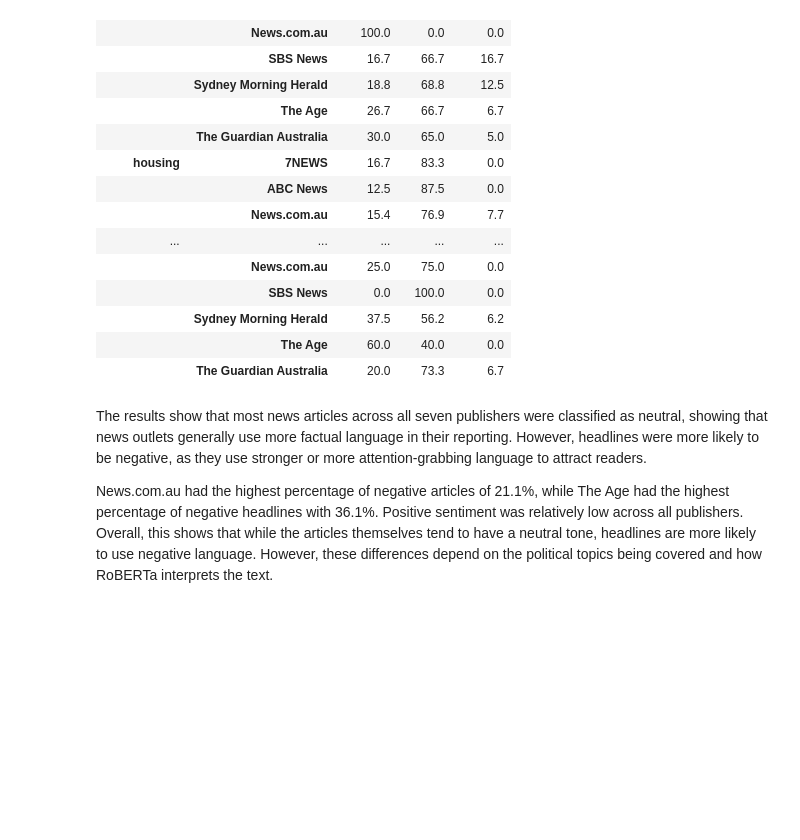
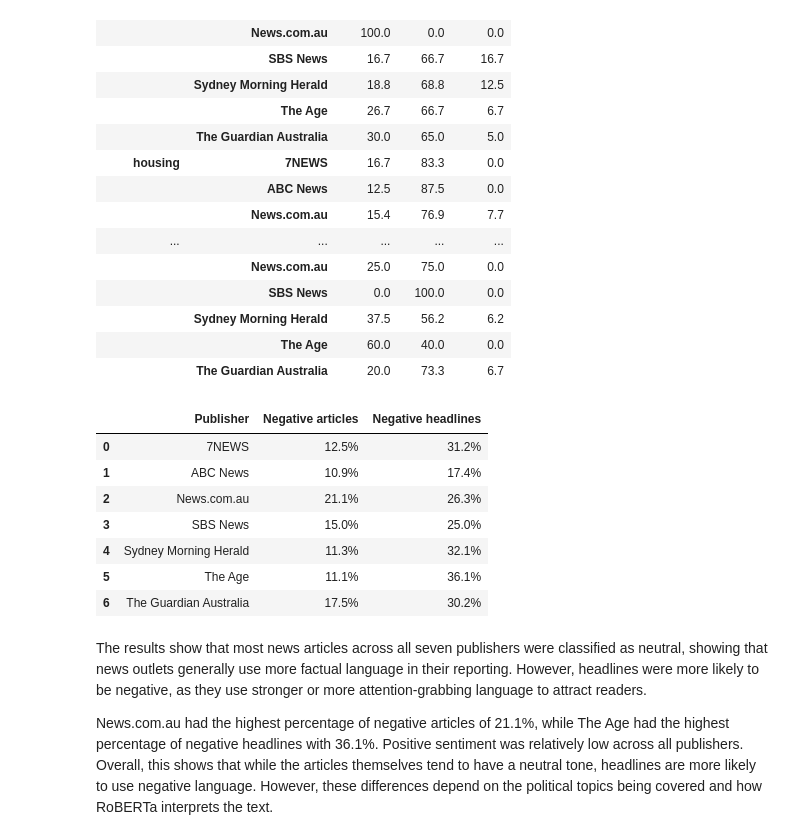
Before and after one commit to jessnxa/nlp_at2_newsprism, a Jupyter notebook: notebooks/03_sentiment_language/Sentiment_Analysis_FINAL.ipynb, the cells around one changed output. Saved outputs shown, nothing was run; the diff lists cells and outputs as text; code cells hidden in the pictures; blank space fills up the shorter version.

```diff
--- a/notebooks/03_sentiment_language/Sentiment_Analysis_FINAL.ipynb
+++ b/notebooks/03_sentiment_language/Sentiment_Analysis_FINAL.ipynb
@@ -371,6 +416,33 @@ publisher_sent
 |  | Sydney Morning Herald | 37.5 | 56.2 | 6.2 |
 |  | The Age | 60.0 | 40.0 | 0.0 |
 |  | The Guardian Australia | 20.0 | 73.3 | 6.7 |
+# %%
+# Example: Calculate negative sentiment percentages by publisher
+negative_by_publisher = (sentiment_df.groupby("publisher").agg(negative_articles=(
+            "article_roberta_label",
+            lambda x: (x.str.lower() == "negative").mean() * 100
+        ),
+        negative_headlines=(
+            "headline_roberta_label",
+            lambda x: (x.str.lower() == "negative").mean() * 100
+        )
+    ).reset_index()
+)
+
+# Rename columns
+negative_by_publisher.columns = ["Publisher", "Negative articles","Negative headlines"]
+
+# Display as percentages
+display(negative_by_publisher.style.format({ "Negative articles": "{:.1f}%", "Negative headlines": "{:.1f}%"}))
+# %% [output]
+|  | Publisher | Negative articles | Negative headlines |
+| 0 | 7NEWS | 12.5% | 31.2% |
+| 1 | ABC News | 10.9% | 17.4% |
+| 2 | News.com.au | 21.1% | 26.3% |
+| 3 | SBS News | 15.0% | 25.0% |
+| 4 | Sydney Morning Herald | 11.3% | 32.1% |
+| 5 | The Age | 11.1% | 36.1% |
+| 6 | The Guardian Australia | 17.5% | 30.2% |
 # %%
 # Save headline sentiment distribution to csv
 publisher_sent.to_csv(
```
Also changed, not shown: parts of 4 cells of this notebook.
